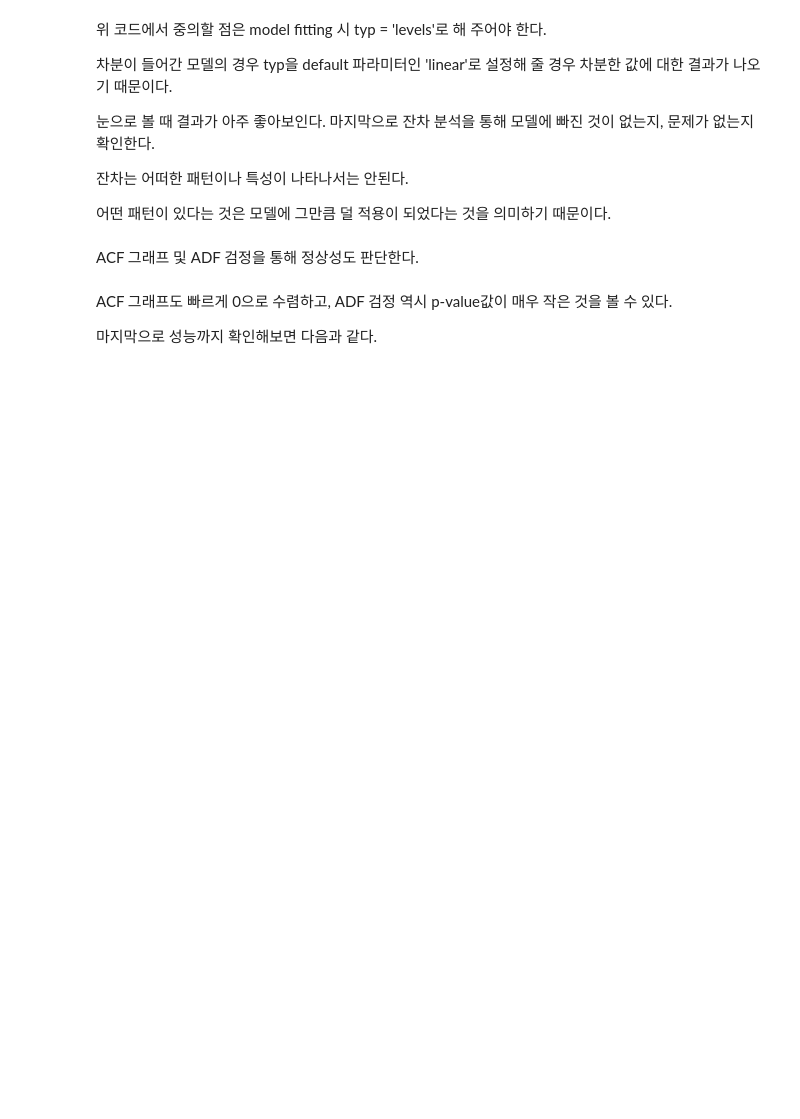
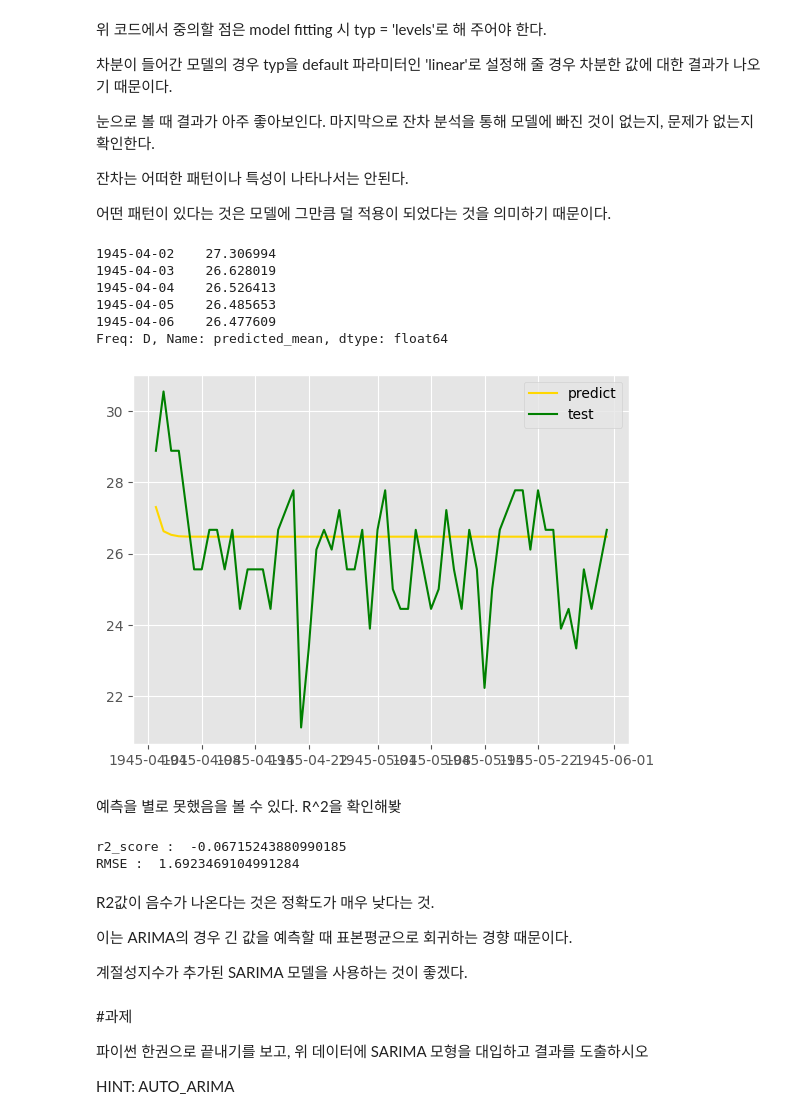
Before and after one commit to GUNWOOOH/ADP_-, a Jupyter notebook: 실습/ADP실습_3주차_시계열분석.ipynb, the cells around one changed output. Cells and saved outputs as stored; diff of their text form; code cells hidden in the pictures; blank space fills up the shorter version.

```diff
--- a/실습/ADP실습_3주차_시계열분석.ipynb
+++ b/실습/ADP실습_3주차_시계열분석.ipynb
@@ -368,2 +456,0 @@ plt.show()
-# %% [markdown]
-ACF 그래프 및 ADF 검정을 통해 정상성도 판단한다.
@@ -382,4 +456,0 @@ for key, value in result[4].items():
-# %% [markdown]
-ACF 그래프도 빠르게 0으로 수렴하고, ADF 검정 역시 p-value값이 매우 작은 것을 볼 수 있다.
-
- 마지막으로 성능까지 확인해보면 다음과 같다.
@@ -407,0 +457,43 @@ scoring(np.array(weather_bin[weather_bin.Date>=start_index].MeaTemp),np.array(fo
+# %%
+forecast_data = res.forecast(steps=len(test), alpha=0.05)
+pred_y = forecast_data
+test_y = test
+pred_y.head(5) #예측 데이터
+# %% [output]
+1945-04-02    27.306994
+1945-04-03    26.628019
+1945-04-04    26.526413
+1945-04-05    26.485653
+1945-04-06    26.477609
+Freq: D, Name: predicted_mean, dtype: float64
+# %%
+plt.plot(pred_y, color="gold", label='predict')
+plt.plot(test_y,color="green", label='test')
+plt.legend()
+plt.show()
+# %% [output]
+[figure, added]
+# %% [markdown]
+예측을 별로 못했음을 볼 수 있다. R^2을 확인해봦
+# %%
+from sklearn.metrics import mean_squared_error
+from sklearn.metrics import r2_score
+
+print("r2_score : ", r2_score(test_y, pred_y))
+RMSE = mean_squared_error(test_y, pred_y)**0.5
+print("RMSE : ", RMSE)
+# %% [output]
+r2_score :  -0.06715243880990185
+RMSE :  1.6923469104991284
+# %% [markdown]
+R2값이 음수가 나온다는 것은 정확도가 매우 낮다는 것.
+
+이는 ARIMA의 경우 긴 값을 예측할 때 표본평균으로 회귀하는 경향 때문이다.
+
+계절성지수가 추가된 SARIMA 모델을 사용하는 것이 좋겠다.
+# %% [markdown]
+#과제
+
+파이썬 한권으로 끝내기를 보고, 위 데이터에 SARIMA 모형을 대입하고 결과를 도출하시오
+
+HINT: AUTO_ARIMA
```
Also changed, not shown: parts of 25 cells of this notebook.
